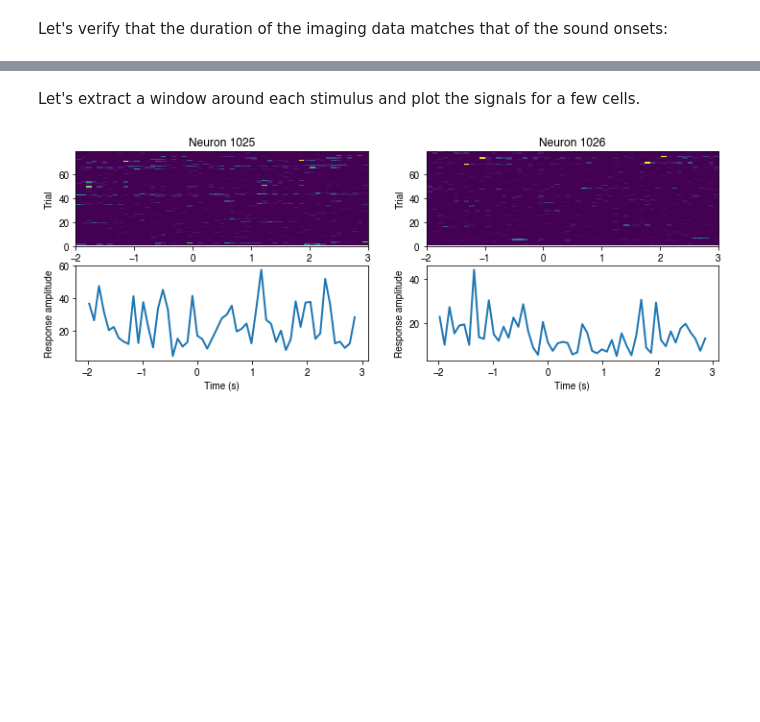
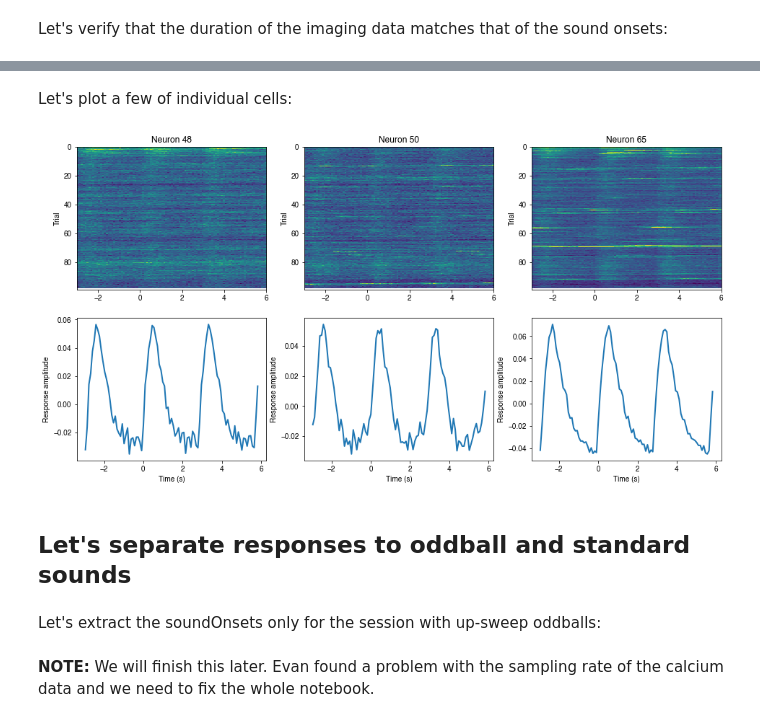
Before and after one commit to sjara/uobrainflex_reports, a Jupyter notebook: mesoscope/oddball_fm_sound_evoked_responses.ipynb, the cells around one changed output, grey strips where cells are left out. Saved outputs shown, nothing was run; the diff lists cells and outputs as text; code cells hidden in the pictures; blank space fills up the shorter version.

```diff
--- a/mesoscope/oddball_fm_sound_evoked_responses.ipynb
+++ b/mesoscope/oddball_fm_sound_evoked_responses.ipynb
@@ -66,3 +59,8 @@ sweepDirectionLabels = soundID['sweepDirectionLabels'].item()
+# %%
+meanF = rawF.mean(axis=1)
+dFoverF = (rawF-meanF[:,np.newaxis])/meanF[:,np.newaxis]
+iscellBool = (iscell[:,0] == 1) & (iscell[:,1] > 0.50)
+dFoverF = dFoverF[iscellBool]
 # %% [markdown]
 Let's plot the neural data:
 # %%
@@ -93,0 +97,4 @@ soundOnset = soundOnsetInSamplesThisSession/srateSound # In seconds
+# %%
+timeRange = [-3, 6]  # A wide window to encompass more that one event
+meandFF = dFoverF.mean(axis=0)
+lockedSignal, timeVec = lock_to_event(meandFF, srate2p, soundOnset, timeRange)
@@ -93,0 +124,5 @@ soundOnset = soundOnsetInSamplesThisSession/srateSound # In seconds
+# %%
+srateSound = 52470  # Instead of the original 50000. Made up by Santiago to get aligned data.
+soundOnset = soundOnsetInSamples/srateSound # In seconds
+print(f'Imaging session: {sessionDuration/60:0.2f} min')
+print(f'Last sound onset: {soundOnset[-1]/60:0.2f} min')
@@ -93,0 +134,12 @@ soundOnset = soundOnsetInSamplesThisSession/srateSound # In seconds
+# %%
+lockedSignal, timeVec = lock_to_event(meandFF, srate2p, soundOnset, timeRange)
+
+plt.figure(figsize=(12,6))
+ax0 = plt.subplot(4, 1, (1,3))
+plt.imshow(lockedSignal, interpolation='nearest', extent=[*timeRange, lockedSignal.shape[1], 0])
+plt.ylabel('Trial')
+plt.setp(ax0.get_xticklabels(), visible=False)
+ax1 = plt.subplot(4, 1, 4, sharex=ax0)
+plt.plot(timeVec, np.nanmean(lockedSignal, axis=0), lw=2)
+plt.xlabel('Time from sound onset(s)')
+plt.ylabel('Cell avg dF/F');
@@ -94,22 +148,24 @@ soundOnset = soundOnsetInSamplesThisSession/srateSound # In seconds
 # %% [markdown]
-Let's extract a window around each stimulus and plot the signals for a few cells.
+Let's plot a few of individual cells:
 # %%
-timeRange = [-2, 3]  # In seconds
-nTrials = len(soundOnset)
-neuronsToPlot = [1025, 1026]
+neuronsToPlot = [48, 50, 65]
 
-plt.figure(figsize=(12,4))
+plt.figure(figsize=(16,8))
 for indn, neuronInd in enumerate(neuronsToPlot):
-    lockedSignal, timeVec = lock_to_event(spks[neuronInd,:], srate2p, soundOnset, timeRange)
+    lockedSignal, timeVec = lock_to_event(dFoverF[neuronInd,:], srate2p, soundOnset, timeRange)
     plt.subplot(2, len(neuronsToPlot), indn+1)
-    plt.imshow(lockedSignal, interpolation='nearest', extent=[*timeRange, 0, nTrials])
+    plt.imshow(lockedSignal, vmax=1, interpolation='nearest', extent=[*timeRange, lockedSignal.shape[1], 0])
     #plt.xlabel('Time (s)')
     plt.ylabel('Trial')
     plt.title('Neuron {}'.format(neuronInd))
 
     plt.subplot(2, len(neuronsToPlot), indn+1+len(neuronsToPlot))
     plt.plot(timeVec, np.nanmean(lockedSignal, axis=0), lw=2)
     plt.xlabel('Time (s)')
     plt.ylabel('Response amplitude')
 # %% [output]
-[figure, old version]
+[figure, new version]
+# %% [markdown]
+## Let's separate responses to oddball and standard sounds
+# %% [markdown]
+Let's extract the soundOnsets only for the session with up-sweep oddballs:
@@ -115,0 +179,2 @@ for indn, neuronInd in enumerate(neuronsToPlot):
+# %% [markdown]
+**NOTE:** We will finish this later. Evan found a problem with the sampling rate of the calcium data and we need to fix the whole notebook.
```
Also changed, not shown: parts of 23 cells of this notebook.
